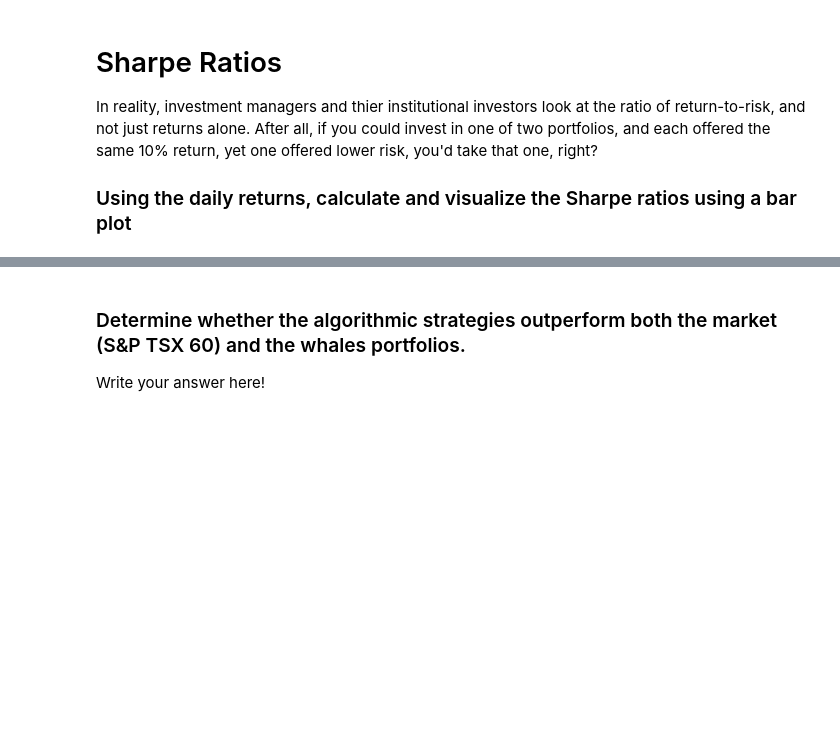
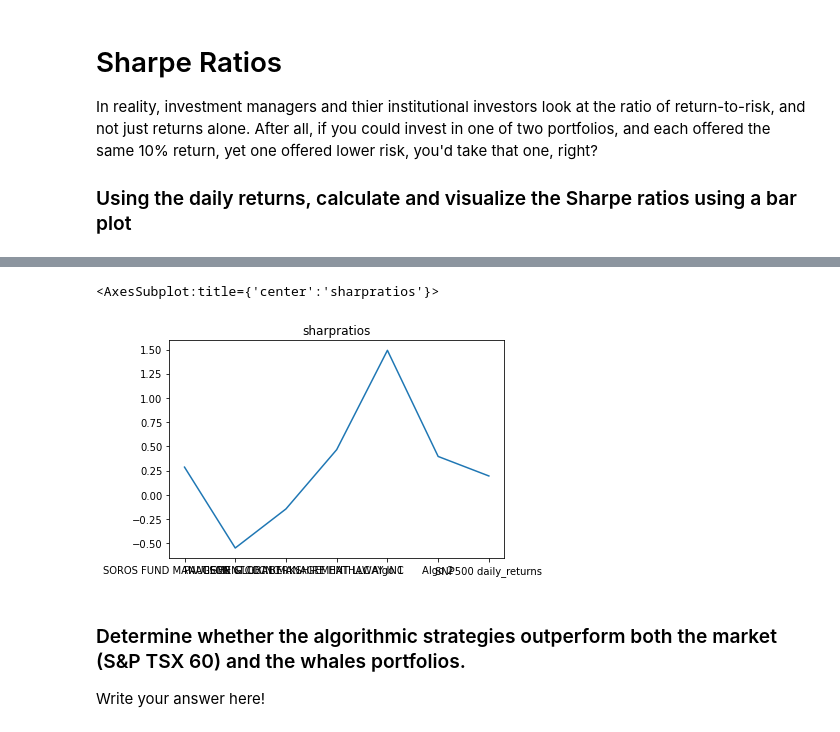
Before and after one commit to trakkamartin/whale_of_a_portfolio, a Jupyter notebook: Starter_Code/whale_analysis.ipynb, the cells around one changed output, grey strips where cells are left out. Cells and saved outputs as stored; diff of their text form; code cells hidden in the pictures; blank space fills up the shorter version.

```diff
--- a/Starter_Code/whale_analysis.ipynb
+++ b/Starter_Code/whale_analysis.ipynb
@@ -319,0 +332,4 @@ In reality, investment managers and thier institutional investors look at the ra
+# %%
+# Annualized Sharpe Ratios
+sharpratios=(allportfolios.mean()*252)/(allportfolios.std()*np.sqrt(252))
+sharpratios
@@ -320,5 +345,9 @@ In reality, investment managers and thier institutional investors look at the ra
 # %%
 # Visualize the sharpe ratios as a bar plot
+sharpratios.plot(title='sharpratios')
+# %% [output]
+<AxesSubplot:title={'center':'sharpratios'}>
+[figure, added]
 # %% [markdown]
 ### Determine whether the algorithmic strategies outperform both the market (S&P TSX 60) and the whales portfolios.
 
```
Also changed, not shown: parts of 34 cells of this notebook, 1 other file.
